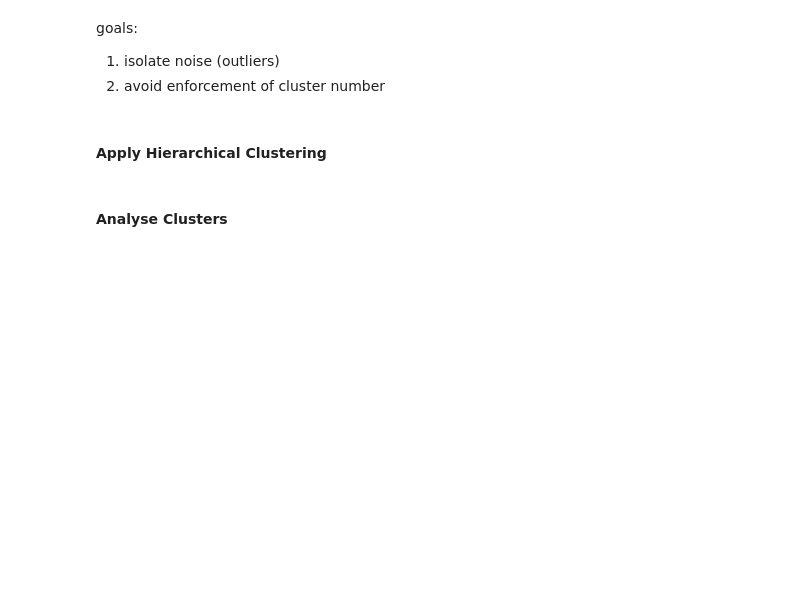
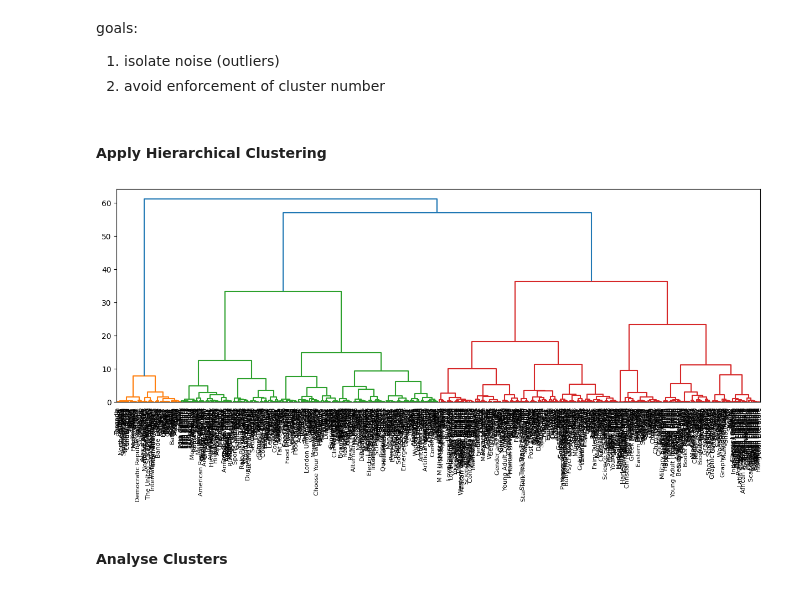
Before and after one commit to diogosantosmendes/executivemaster_pln, a Jupyter notebook: tp2.ipynb, the cells around one changed output. Cells and saved outputs as stored; diff of their text form; code cells hidden in the pictures; blank space fills up the shorter version.

```diff
--- a/tp2.ipynb
+++ b/tp2.ipynb
@@ -389,28 +389,30 @@ def cluster_labels_with_hdbscan(embeddings, all_genres):
 
     return genre_to_label
 
-# genre_to_label = cluster_labels_with_hdbscan(embeddings, all_genres)
+genre_to_label = cluster_labels_with_hdbscan(embeddings, all_genres)
 # %% [markdown]
 #### Apply Hierarchical Clustering
 # %%
 def cluster_labels_with_hierarchical_clustering(embeddings, all_genres, print_dendrogram=False):
     # Compute hierarchical linkage
     Z = linkage(embeddings, method='ward')  # 'ward' minimizes variance within clusters
 
     if print_dendrogram:
         # Plot dendrogram, useful for exploring structure
         plt.figure(figsize=(15, 5))
         dendrogram(Z, labels=all_genres, leaf_rotation=90, leaf_font_size=8)
         plt.show()
 
     # Cut tree to get clusters at desired level
     cluster_labels = fcluster(Z, 50, criterion='maxclust')
 
     # Map genres to clusters
     genre_to_label = {genre: label for genre, label in zip(all_genres, cluster_labels)}
     return genre_to_label
 
-# genre_to_label = cluster_labels_with_hierarchical_clustering(embeddings, all_genres, print_dendrogram=True)
+genre_to_label = cluster_labels_with_hierarchical_clustering(embeddings, all_genres, print_dendrogram=True)
+# %% [output]
+[figure, added]
 # %% [markdown]
 #### Analyse Clusters
 # %%
```
Also changed, not shown: parts of 7 cells of this notebook, 3 other files.
